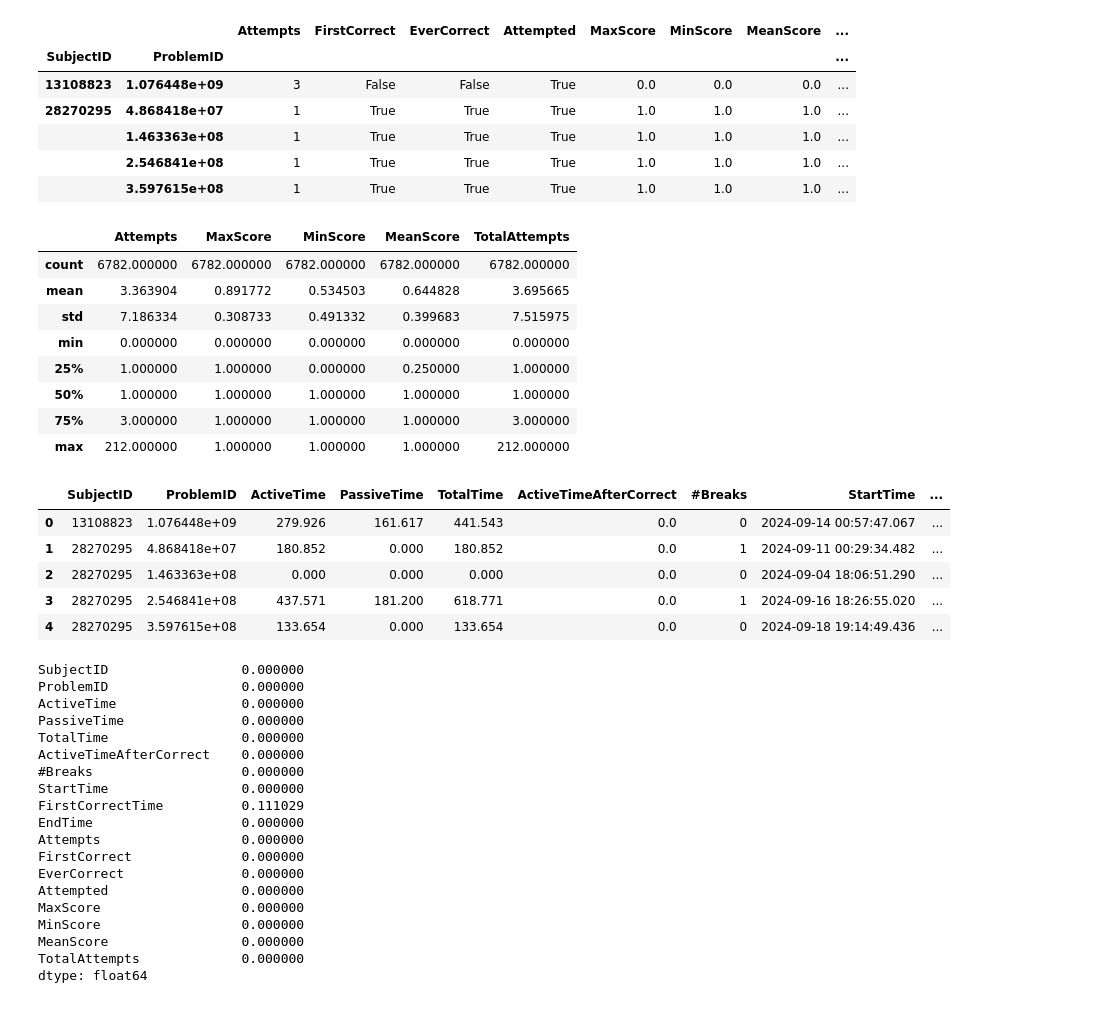
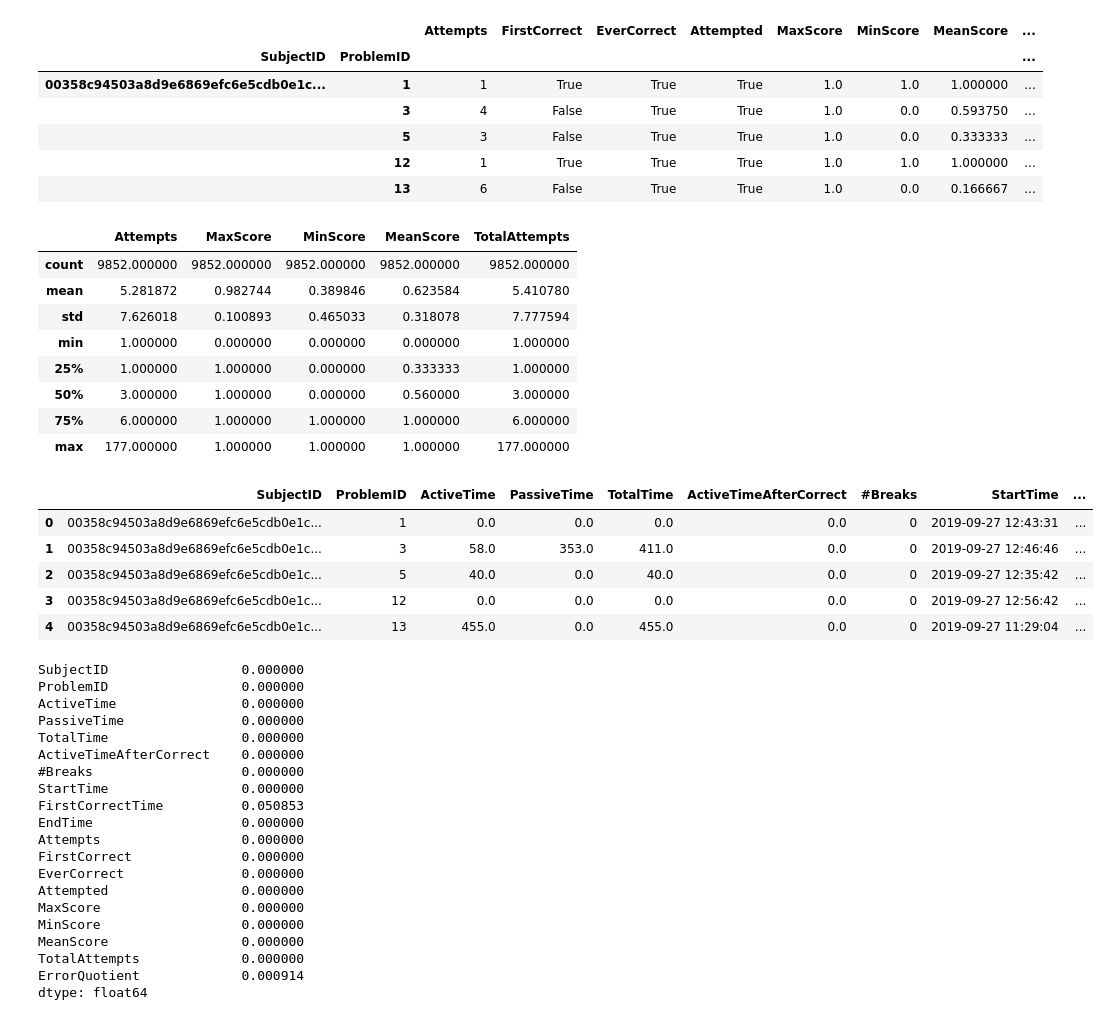
Before and after one commit to CSSPLICE/ProgSnapToolkit, a Jupyter notebook: test_anaytics.ipynb, the cells around one changed output. Saved outputs shown, nothing was run; the diff lists cells and outputs as text; code cells hidden in the pictures.

```diff
--- a/test_anaytics.ipynb
+++ b/test_anaytics.ipynb
@@ -19,6 +15,7 @@ The autoreload extension is already loaded. To reload it, use:
 # %%
 from analytics.preprocessors.edwards import TimeStampToDateTimePreprocessor
 from analytics.preprocessors.codebench import YAMLLinkURLPreprocessor
+from analytics.preprocessors.codeworkout import CodeWorkoutExtractErrorTypesPreprocessor
 from analytics.ps2_dataset import SortPreprocessor
 from spec.enums import EventType
 
@@ -32,6 +29,7 @@ link_preprocessing_steps = []
 submit_event = EventType.Submit
 grades_link_table = "Subject"
 grades_col = None
+start_time = None
 
 edwards2021_config = {
     "config_path": "sample_data_configs/edwards2021.yaml",
@@ -52,9 +50,11 @@ cwo_s19_config = {
     "idle_gap": 5 * 60,
     "break_gap": 30 * 60,
     "proprocessing_steps": [
-        SortPreprocessor()
+        SortPreprocessor(),
+        CodeWorkoutExtractErrorTypesPreprocessor(),
     ],
     "submit_event": EventType.RunProgram,
+    "grades_col": "X-Grade",
 }
 
 cwo_f19_config = {
@@ -64,9 +64,11 @@ cwo_f19_config = {
     "idle_gap": 5 * 60,
     "break_gap": 30 * 60,
     "proprocessing_steps": [
-        SortPreprocessor()
+        SortPreprocessor(),
+        CodeWorkoutExtractErrorTypesPreprocessor(),
     ],
     "submit_event": EventType.RunProgram,
+    "grades_col": "X-Grade",
 }
 
 codebench2024_config = {
@@ -78,9 +80,10 @@ codebench2024_config = {
     "link_preprocessing_steps": [YAMLLinkURLPreprocessor(True)],
     "grades_link_table": "CourseSubject",
     "grades_col": "final-grade",
+    "start_time": "2024-09-01 00:00:00",
 }
 
-config = codebench2024_config
+config = cwo_f19_config
 # config = cwo_s19_config
 # config = cwo_f19_config
 locals().update(config)
@@ -113,9 +119,8 @@ main_table.head()
 bad_assignment_ids = [407610653, 1147927607, 1407437764]
 main_table = main_table[~main_table[Cols.AssignmentID].isin(bad_assignment_ids)]
 # %%
-# TODO: CONFIG
-start_time = "2024-09-01 00:00:00"
-main_table = main_table[main_table[timestamp_col] >= start_time]
+if start_time is not None:
+    main_table = main_table[main_table[timestamp_col] >= start_time]
 # %%
 main_table.groupby(Cols.AssignmentID)[timestamp_col].hist(bins=100)
 # %% [output]
@@ -198,0 +211,8 @@ grouping_cols = [Cols.SubjectID, problem_id_col]
+# %%
+from analytics.metrics.errors import ErrorMetrics
+
+
+error_metrics = ErrorMetrics(True)
+
+error_results = data_subset.groupby(grouping_cols).apply(error_metrics.calculate)
+error_results.head()
@@ -269,38 +309,44 @@ subject_problem_score.head()
 # %% [output]
 |  |  | Attempts | FirstCorrect | EverCorrect | Attempted | MaxScore | MinScore | MeanScore | ... |
 | SubjectID | ProblemID |  |  |  |  |  |  |  | ... |
-| 13108823 | 1.076448e+09 | 3 | False | False | True | 0.0 | 0.0 | 0.0 | ... |
-| 28270295 | 4.868418e+07 | 1 | True | True | True | 1.0 | 1.0 | 1.0 | ... |
-|  | 1.463363e+08 | 1 | True | True | True | 1.0 | 1.0 | 1.0 | ... |
-|  | 2.546841e+08 | 1 | True | True | True | 1.0 | 1.0 | 1.0 | ... |
-|  | 3.597615e+08 | 1 | True | True | True | 1.0 | 1.0 | 1.0 | ... |
+| 00358c94503a8d9e6869efc6e5cdb0e1c... | 1 | 1 | True | True | True | 1.0 | 1.0 | 1.000000 | ... |
+|  | 3 | 4 | False | True | True | 1.0 | 0.0 | 0.593750 | ... |
+|  | 5 | 3 | False | True | True | 1.0 | 0.0 | 0.333333 | ... |
+|  | 12 | 1 | True | True | True | 1.0 | 1.0 | 1.000000 | ... |
+|  | 13 | 6 | False | True | True | 1.0 | 0.0 | 0.166667 | ... |
 # %%
 subject_problem_score.describe()
 # %% [output]
 |  | Attempts | MaxScore | MinScore | MeanScore | TotalAttempts |
-| count | 6782.000000 | 6782.000000 | 6782.000000 | 6782.000000 | 6782.000000 |
-| mean | 3.363904 | 0.891772 | 0.534503 | 0.644828 | 3.695665 |
-| std | 7.186334 | 0.308733 | 0.491332 | 0.399683 | 7.515975 |
-| min | 0.000000 | 0.000000 | 0.000000 | 0.000000 | 0.000000 |
-| 25% | 1.000000 | 1.000000 | 0.000000 | 0.250000 | 1.000000 |
-| 50% | 1.000000 | 1.000000 | 1.000000 | 1.000000 | 1.000000 |
-| 75% | 3.000000 | 1.000000 | 1.000000 | 1.000000 | 3.000000 |
-| max | 212.000000 | 1.000000 | 1.000000 | 1.000000 | 212.000000 |
+| count | 9852.000000 | 9852.000000 | 9852.000000 | 9852.000000 | 9852.000000 |
+| mean | 5.281872 | 0.982744 | 0.389846 | 0.623584 | 5.410780 |
+| std | 7.626018 | 0.100893 | 0.465033 | 0.318078 | 7.777594 |
+| min | 1.000000 | 0.000000 | 0.000000 | 0.000000 | 1.000000 |
+| 25% | 1.000000 | 1.000000 | 0.000000 | 0.333333 | 1.000000 |
+| 50% | 3.000000 | 1.000000 | 0.000000 | 0.560000 | 3.000000 |
+| 75% | 6.000000 | 1.000000 | 1.000000 | 1.000000 | 6.000000 |
+| max | 177.000000 | 1.000000 | 1.000000 | 1.000000 | 177.000000 |
 # %%
 all_features = pd.merge(
     result.reset_index(),
     subject_problem_score.reset_index(),
     on=grouping_cols,
     how="outer"
 )
+all_features = pd.merge(
+    all_features,
+    error_results.reset_index(),
+    on=grouping_cols,
+    how="outer"
+)
 all_features.head()
 # %% [output]
 |  | SubjectID | ProblemID | ActiveTime | PassiveTime | TotalTime | ActiveTimeAfterCorrect | #Breaks | StartTime | ... |
-| 0 | 13108823 | 1.076448e+09 | 279.926 | 161.617 | 441.543 | 0.0 | 0 | 2024-09-14 00:57:47.067 | ... |
-| 1 | 28270295 | 4.868418e+07 | 180.852 | 0.000 | 180.852 | 0.0 | 1 | 2024-09-11 00:29:34.482 | ... |
-| 2 | 28270295 | 1.463363e+08 | 0.000 | 0.000 | 0.000 | 0.0 | 0 | 2024-09-04 18:06:51.290 | ... |
-| 3 | 28270295 | 2.546841e+08 | 437.571 | 181.200 | 618.771 | 0.0 | 1 | 2024-09-16 18:26:55.020 | ... |
-| 4 | 28270295 | 3.597615e+08 | 133.654 | 0.000 | 133.654 | 0.0 | 0 | 2024-09-18 19:14:49.436 | ... |
+| 0 | 00358c94503a8d9e6869efc6e5cdb0e1c... | 1 | 0.0 | 0.0 | 0.0 | 0.0 | 0 | 2019-09-27 12:43:31 | ... |
+| 1 | 00358c94503a8d9e6869efc6e5cdb0e1c... | 3 | 58.0 | 353.0 | 411.0 | 0.0 | 0 | 2019-09-27 12:46:46 | ... |
+| 2 | 00358c94503a8d9e6869efc6e5cdb0e1c... | 5 | 40.0 | 0.0 | 40.0 | 0.0 | 0 | 2019-09-27 12:35:42 | ... |
+| 3 | 00358c94503a8d9e6869efc6e5cdb0e1c... | 12 | 0.0 | 0.0 | 0.0 | 0.0 | 0 | 2019-09-27 12:56:42 | ... |
+| 4 | 00358c94503a8d9e6869efc6e5cdb0e1c... | 13 | 455.0 | 0.0 | 455.0 | 0.0 | 0 | 2019-09-27 11:29:04 | ... |
 # %%
 all_features.isna().mean()
 # %% [output]
@@ -312,7 +358,7 @@ TotalTime                 0.000000
 ActiveTimeAfterCorrect    0.000000
 #Breaks                   0.000000
 StartTime                 0.000000
-FirstCorrectTime          0.111029
+FirstCorrectTime          0.050853
 EndTime                   0.000000
 Attempts                  0.000000
 FirstCorrect              0.000000
@@ -322,6 +368,7 @@ MaxScore                  0.000000
 MinScore                  0.000000
 MeanScore                 0.000000
 TotalAttempts             0.000000
+ErrorQuotient             0.000914
 dtype: float64
 # %%
 all_features_z = all_features.copy()
```
Also changed, not shown: parts of 26 cells of this notebook, 8 other files.
